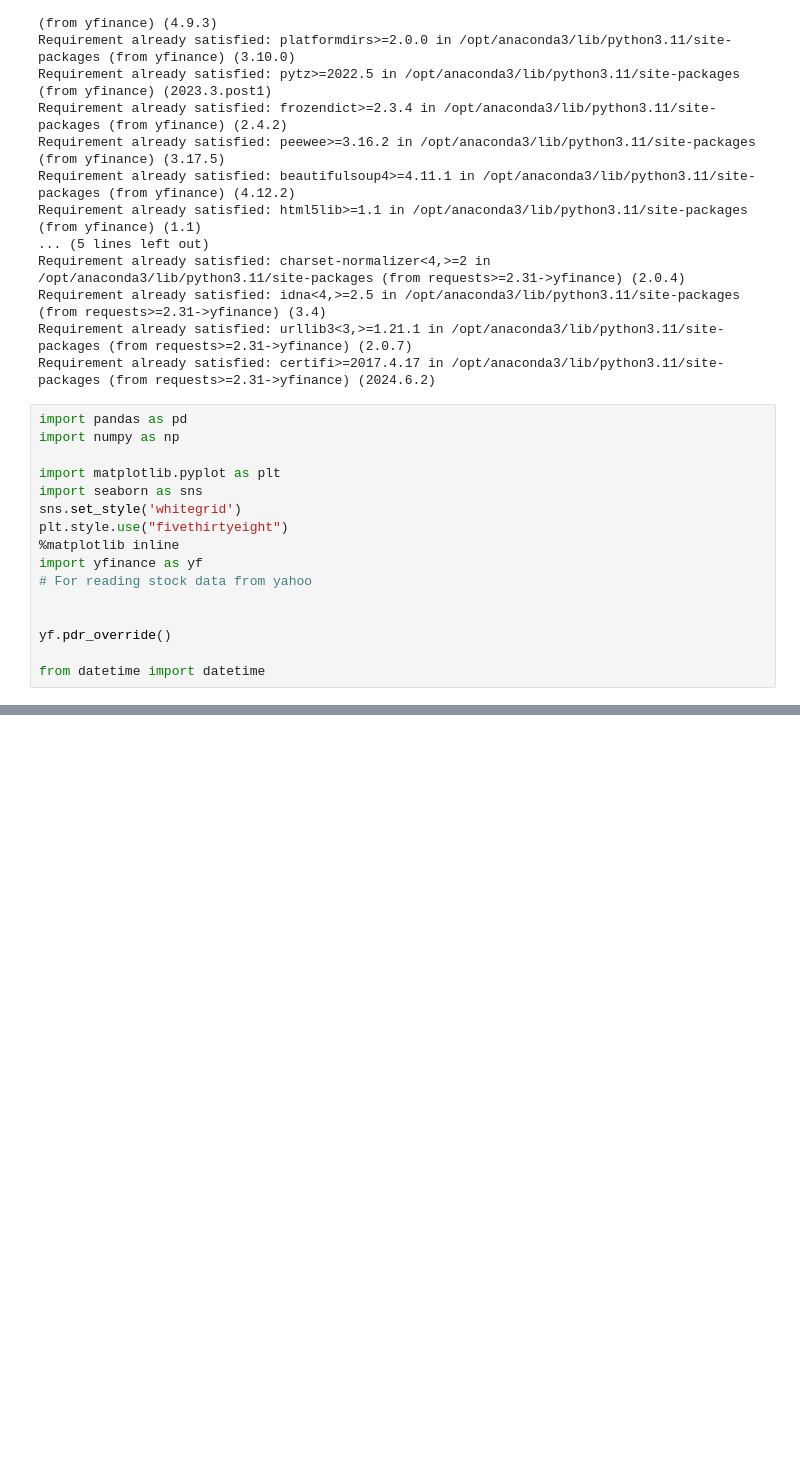
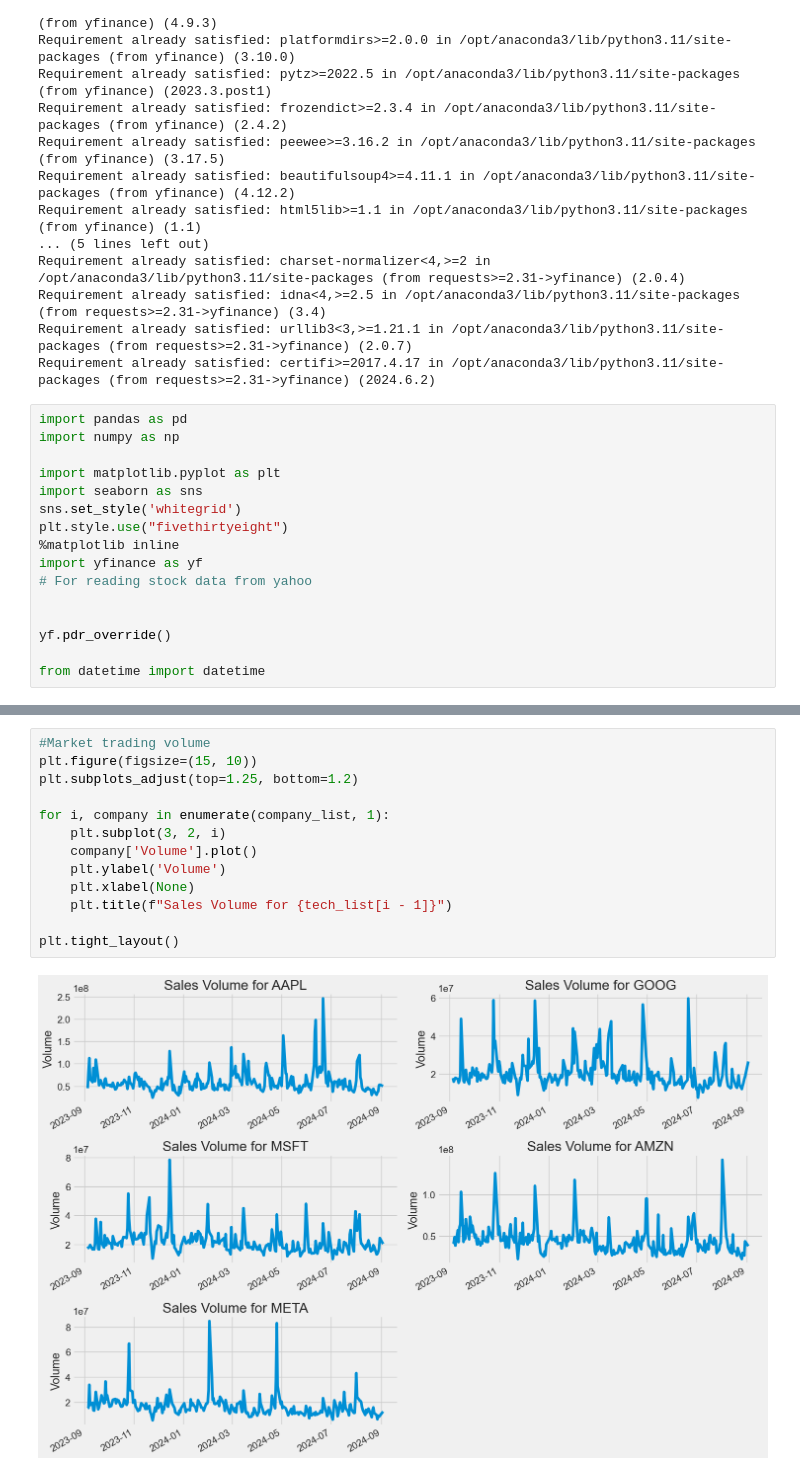
Before and after one commit to DioSurreal/Stock-Market-Analysis-and-Prediction-using-LSTM-and-PyTorch, a Jupyter notebook: AnalysisAndPrediction.ipynb, the cells around one changed output, grey strips where cells are left out. Cells and saved outputs as stored; diff of their text form; blank space fills up the shorter version.

```diff
--- a/AnalysisAndPrediction.ipynb
+++ b/AnalysisAndPrediction.ipynb
@@ -36,0 +135,15 @@ from datetime import datetime
+# %%
+#Market trading volume
+plt.figure(figsize=(15, 10))
+plt.subplots_adjust(top=1.25, bottom=1.2)
+
+for i, company in enumerate(company_list, 1):
+    plt.subplot(3, 2, i)
+    company['Volume'].plot()
+    plt.ylabel('Volume')
+    plt.xlabel(None)
+    plt.title(f"Sales Volume for {tech_list[i - 1]}")
+
+plt.tight_layout()
+# %% [output]
+[figure, added]
```
Also changed, not shown: parts of 13 cells of this notebook.
